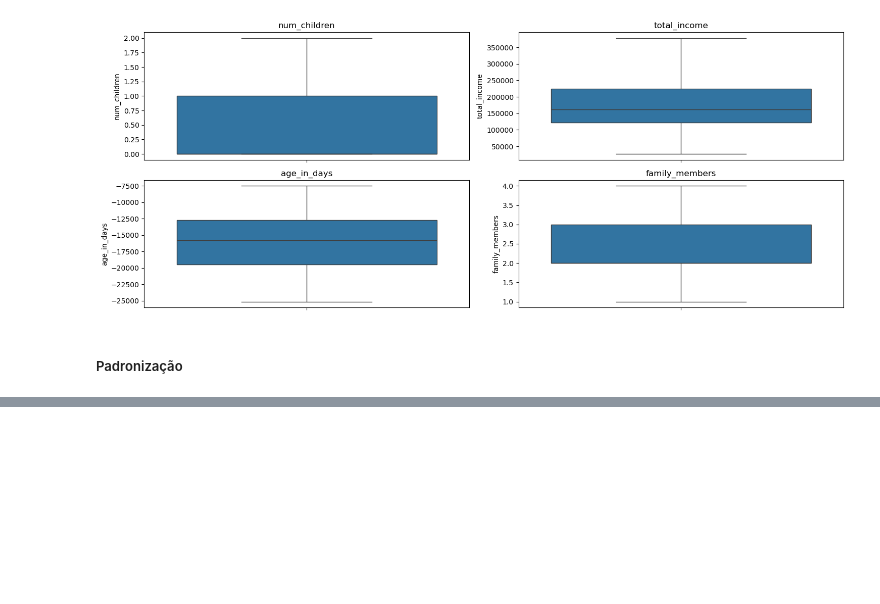
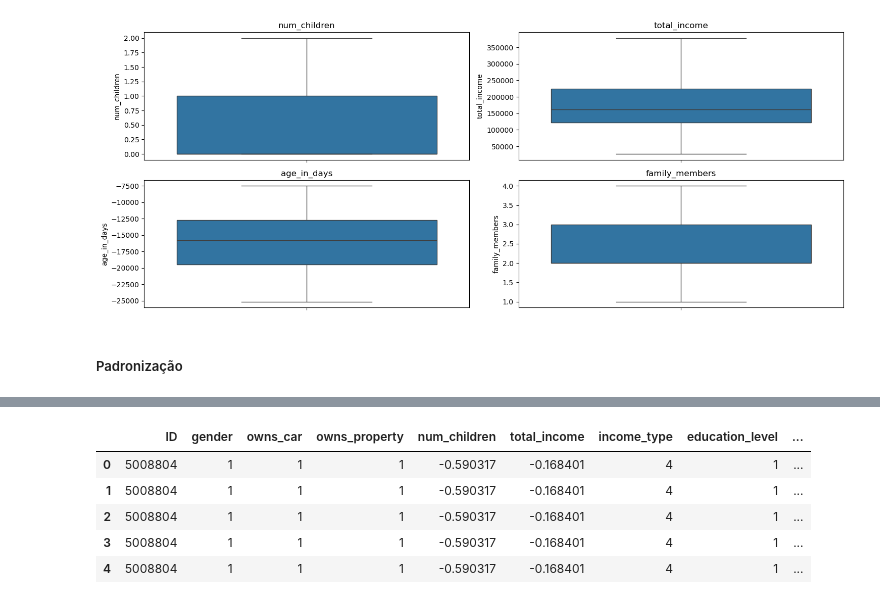
Before and after one commit to RodrigoD4v/credit-crad-risk-analysis, a Jupyter notebook: notebooks/credit_card_approval.ipynb, the cells around one changed output, grey strips where cells are left out. Saved outputs shown, nothing was run; the diff lists cells and outputs as text; code cells hidden in the pictures; blank space fills up the shorter version.

```diff
--- a/notebooks/credit_card_approval.ipynb
+++ b/notebooks/credit_card_approval.ipynb
@@ -955,0 +981,18 @@ for i in col:
+# %%
+# Filtrando colunas que precisam de label encoder
+col = ['gender', 'owns_car', 'owns_property', 'income_type','education_level', 'family_status', 'housing_type', 'status']
+
+labelencoder =  LabelEncoder()
+
+for i in col:
+    df[i] =labelencoder.fit_transform(df[i] )
+# %%
+# Pré-visualinzado conjunto de dados após label encoder
+df.head()
+# %% [output]
+|  | ID | gender | owns_car | owns_property | num_children | total_income | income_type | education_level | ... |
+| 0 | 5008804 | 1 | 1 | 1 | -0.590317 | -0.168401 | 4 | 1 | ... |
+| 1 | 5008804 | 1 | 1 | 1 | -0.590317 | -0.168401 | 4 | 1 | ... |
+| 2 | 5008804 | 1 | 1 | 1 | -0.590317 | -0.168401 | 4 | 1 | ... |
+| 3 | 5008804 | 1 | 1 | 1 | -0.590317 | -0.168401 | 4 | 1 | ... |
+| 4 | 5008804 | 1 | 1 | 1 | -0.590317 | -0.168401 | 4 | 1 | ... |
```
Also changed, not shown: parts of 5 cells of this notebook.
